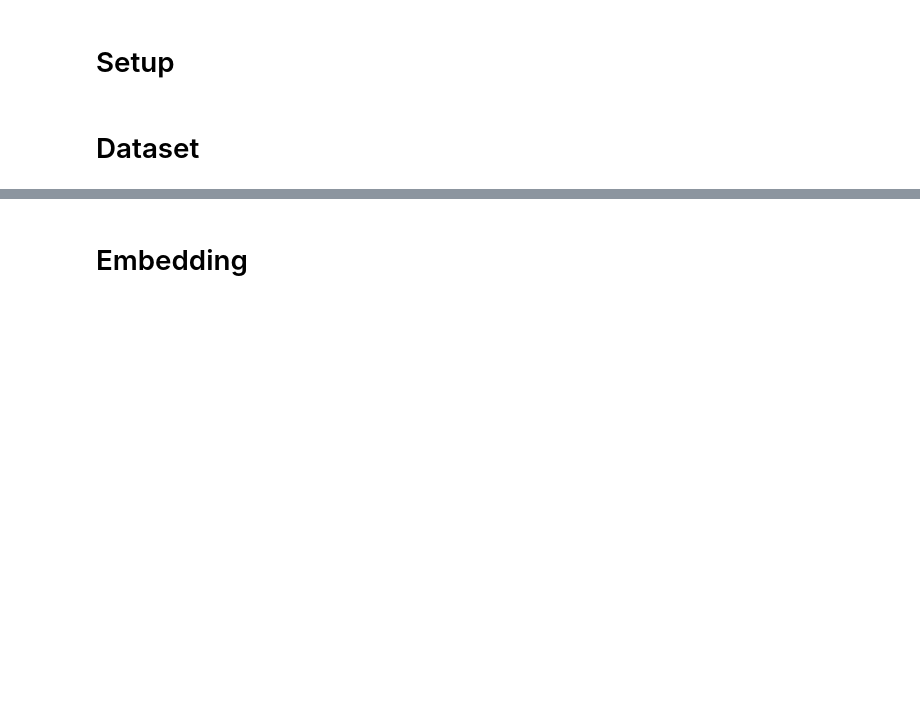
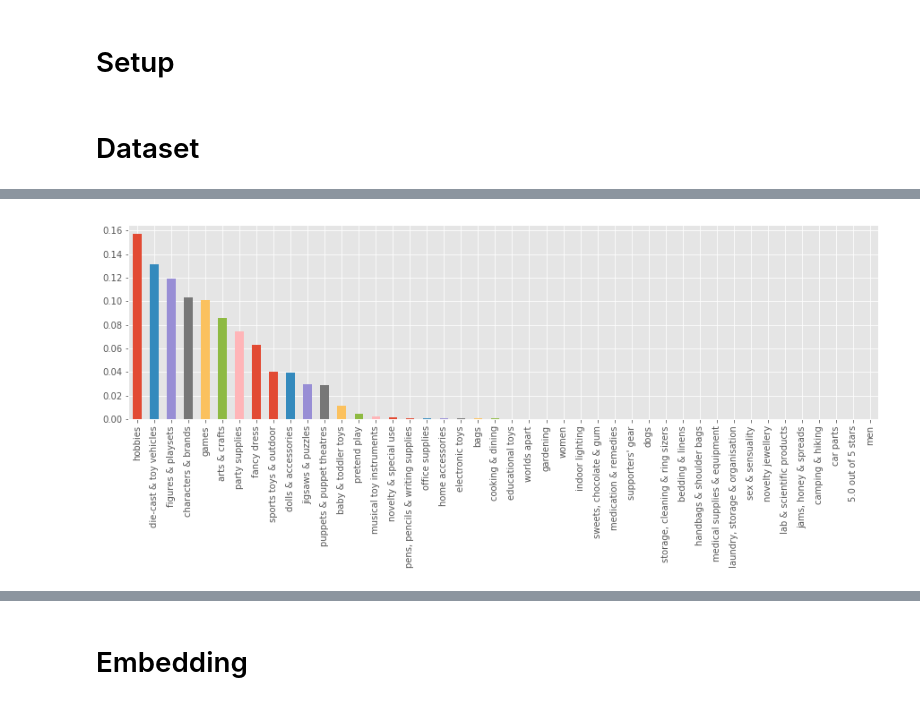
Before and after one commit to rafalencar1997/Product_Classification, a Jupyter notebook: Dataset_Statistics.ipynb, the cells around one changed output, grey strips where cells are left out. Saved outputs shown, nothing was run; the diff lists cells and outputs as text; code cells hidden in the pictures; blank space fills up the shorter version.

Commit message:
dataset statistics update

```diff
--- a/Dataset_Statistics.ipynb
+++ b/Dataset_Statistics.ipynb
@@ -26,4 +31,4 @@ matplotlib.style.use('ggplot')
 # %%
 DATASET = 'amazon'
 
-PATH_DATASET = '/Users/rafalencar/Documents/Datasets/Products_Catalog/'
+PATH_DATASET = 'datasets/'
@@ -82,0 +62,35 @@ Labeled Dataset Shape:  9310
+# %%
+text_field='name'
+label_field='category'
+
+dataset = list()
+not_labeled = 0
+not_text = 0
+
+stopwords_en = set(stopwords.words('english'))
+tokenizer = RegexpTokenizer(r'\w+')
+
+reader = jsonlines.open(filenamejsonl)
+
+for obj in reader:
+    json = dict()
+    if len(obj[label_field]) > 0:
+        if len(obj[text_field]) > 0:
+            text = obj[text_field].lower()
+            tokens = tokenizer.tokenize(text)
+            filtered_words = filter(lambda token: token not in stopwords_en, tokens)
+            text = " ".join(filtered_words)
+            json['text'] = text
+            json['label'] = obj[label_field].lower()
+            dataset.append(json)
+        else:
+            not_text += 1
+    else:
+        not_labeled += 1
+
+reader.close()
+
+print('%d lines skipped (not labeled)' % not_labeled)
+print('%d lines skipped (not text)' % not_text)
+
+dataset = pd.DataFrame.from_dict(dataset)
@@ -83,8 +109,8 @@ Labeled Dataset Shape:  9310
 # %%
-CATEGORY_FL = "amazon_category_and_sub_category.1"
-
-labels = dataset[CATEGORY_FL].transform(lambda x: x.split(' > ')[0])
+labels = dataset.label.transform(lambda x: x.split(' > ')[0])
 labels_freq = labels.value_counts() / labels.count()
-labels_freq.plot(kind='bar', figsize=(15,4))
+labels_freq.plot(kind='bar', figsize=(15, 4))
 plt.show()
+# %% [output]
+[figure, added]
 # %%
```
Also changed, not shown: parts of 21 cells of this notebook.
